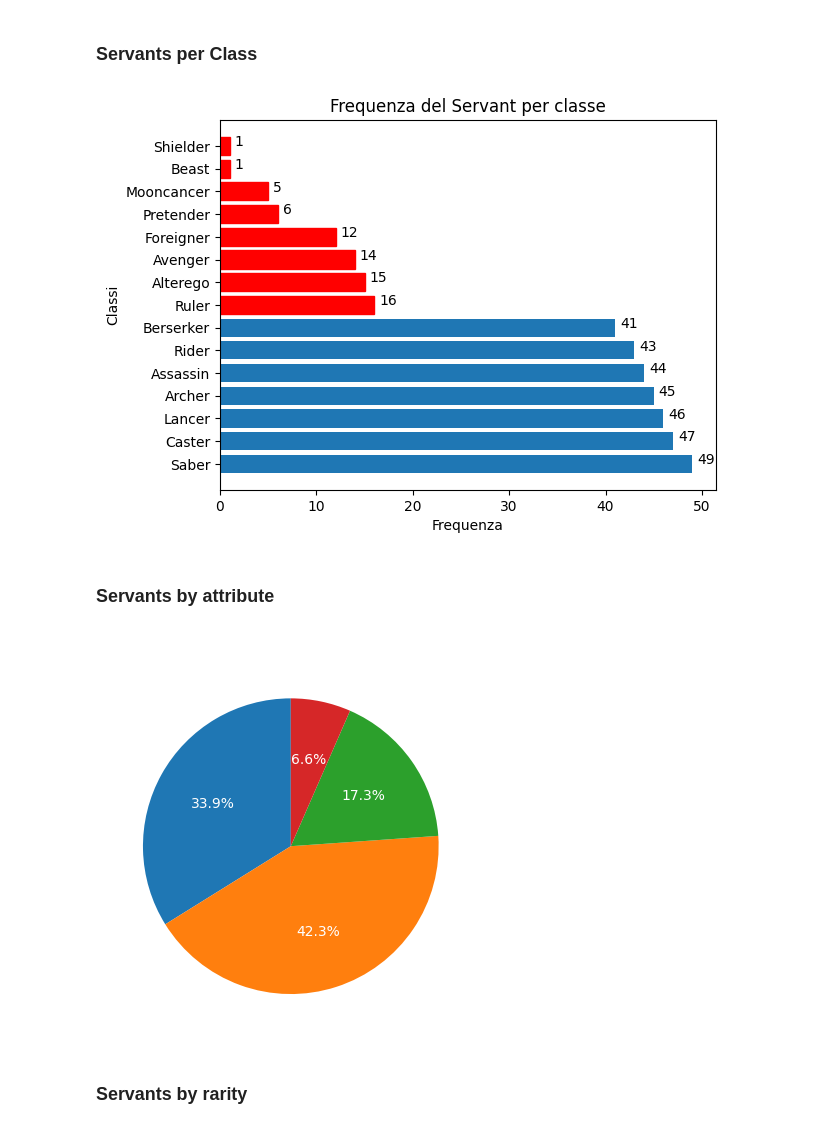
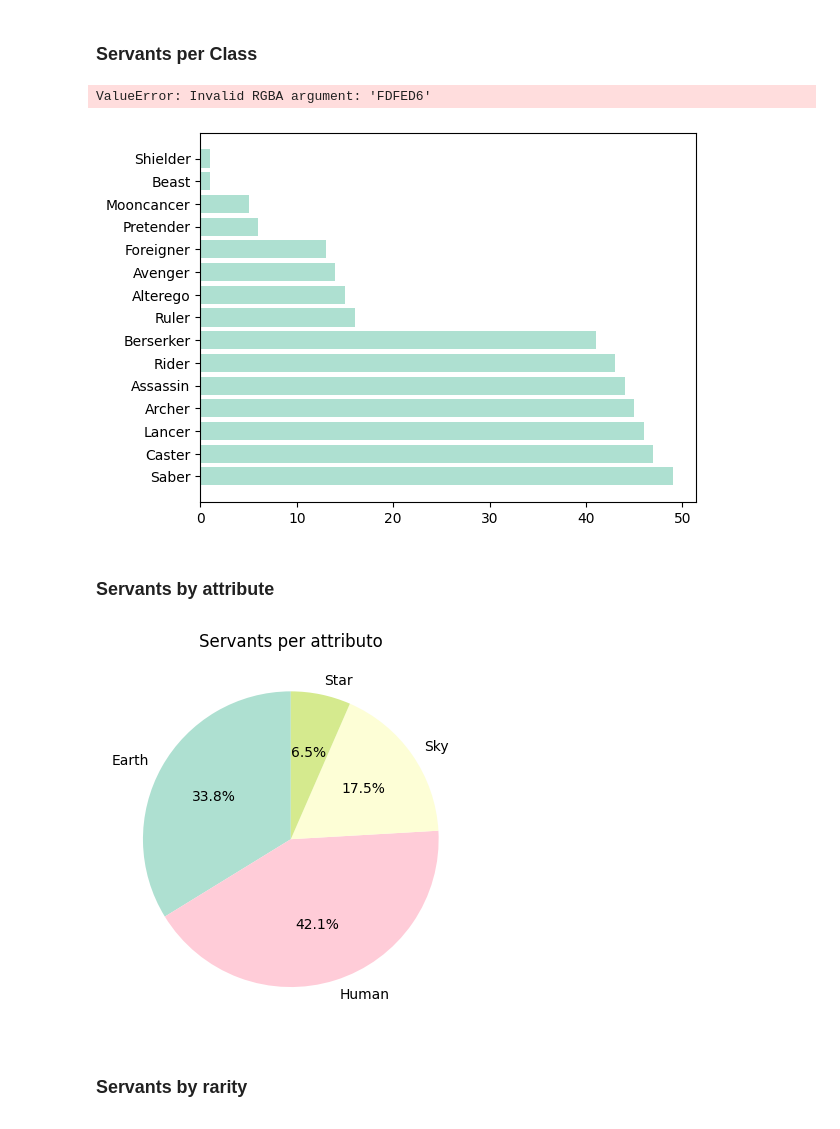
Before and after one commit to manuelelucchi/VisualizzazioneScientifica, a Jupyter notebook: Report.ipynb, the cells around one changed output. Saved outputs shown, nothing was run; the diff lists cells and outputs as text; code cells hidden in the pictures.

```diff
--- a/Report.ipynb
+++ b/Report.ipynb
@@ -27,6 +27,10 @@ Some columns are not useful for the analysis so needs to be removed to improve p
 import pandas as pd
 import numpy as np
 import matplotlib.pyplot as plt
+import matplotlib
+from cycler import cycler
+
+matplotlib.rcParams['axes.prop_cycle'] = cycler('color', ['#AEE0D1', '#FFCCD8', '#FDFED6', '#D5EA8E', '#9467bd', '#8c564b', '#e377c2', '#7f7f7f', '#bcbd22', '#17becf'])
 
 df = pd.DataFrame(rawData)
 
@@ -83,30 +87,29 @@ cleanData.filter(items=[
 # %%
 cleanData.to_json("dataset.json", indent=1)
 # %%
-def configure(title, x_label, y_label, legend = None, grid = False):
+def configure(title, x_label, y_label, legend = None):
     plt.title(title)
     plt.xlabel(x_label)
     plt.ylabel(y_label)
     if legend:
         plt.legend(legend)
-    if grid:
-        plt.grid()
 # %% [markdown]
 ### Servants per Class
 # %%
 servants_per_class = cleanData.groupby("className").count().sort_values(by="id", ascending=False)["id"]
 classes = list(map(lambda x: x.title(), servants_per_class.keys()))
 values = servants_per_class.values
 bars = plt.barh(classes, values)
 for b in bars[7:]:
-    b.set_color('r')
+    b.set_color('FDFED6')
 configure("Frequenza del Servant per classe", "Frequenza", "Classi")
 for index,data in enumerate(values):
     plt.text(x= data+0.5 , y =index , s=f"{data}")
-plt.savefig("presentation/images/frequency_by_class.png", bbox_inches="tight")
+plt.savefig("presentation/images/frequency_by_class.png", bbox_inches="tight", transparent=True)
 plt.show()
 # %% [output]
+ValueError: Invalid RGBA argument: 'FDFED6'
-[figure, old version]
+[figure, new version]
 # %% [markdown]
 ### Servants by attribute
 # %%
@@ -116,15 +119,11 @@ _,texts,autotexts = plt.pie(
     labels=list(map(lambda x: x.title(),servants_by_attribute["id"].keys())),
     startangle = 90,
     autopct='%1.1f%%')
-for autotext in autotexts:
-    autotext.set_color('white')
-for text in texts:
-    text.set_color('white')
-plt.title("Servants per attributo", color="white")
+plt.title("Servants per attributo")
 plt.savefig("presentation/images/frequency_by_attribute.png",  bbox_inches="tight", transparent=True)
 plt.show()
 # %% [output]
-[figure, old version]
+[figure, new version]
 # %% [markdown]
 ### Servants by rarity
 # %%
```
Also changed, not shown: parts of 11 cells of this notebook, 17 other files.
